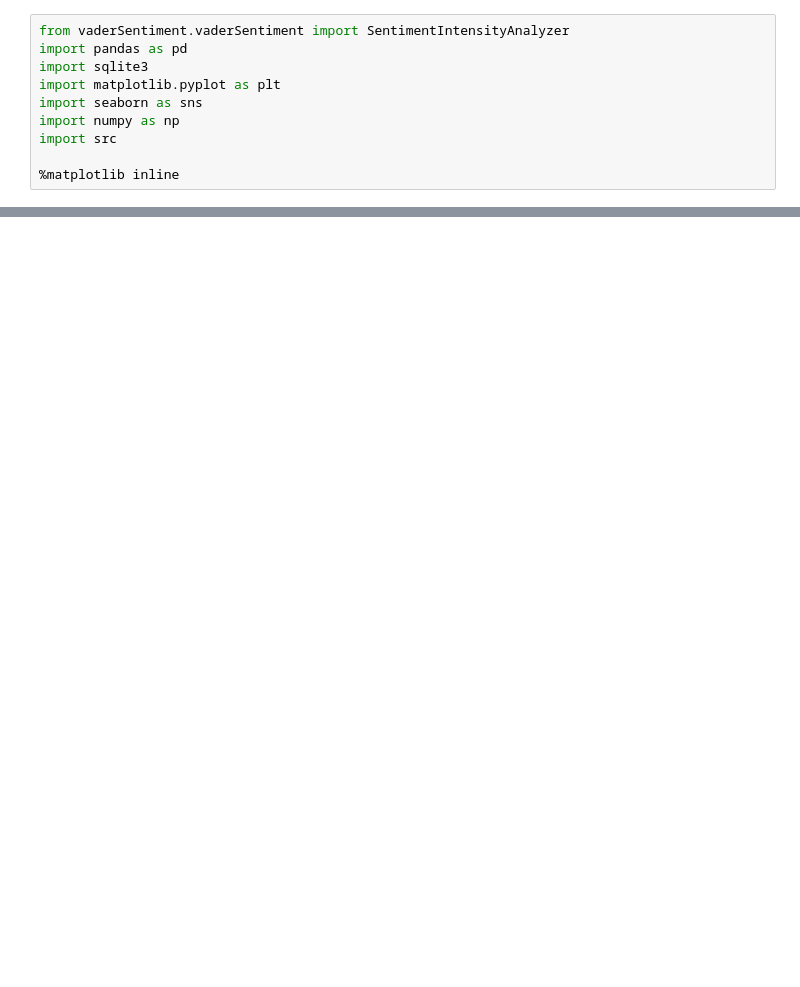
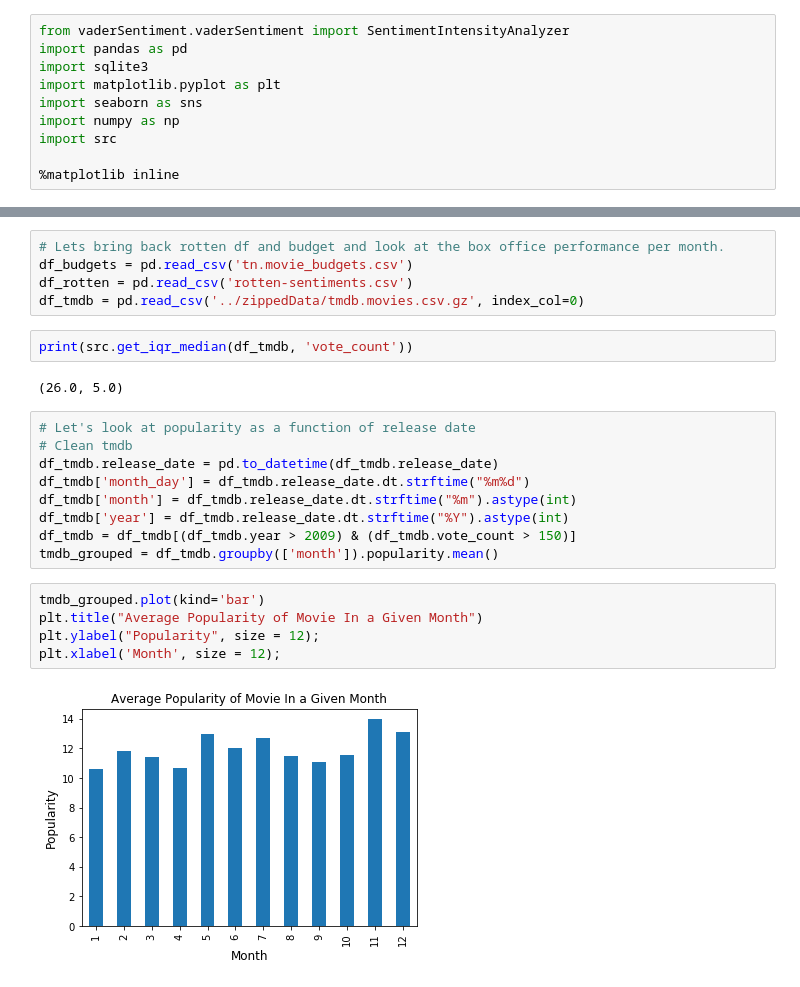
Before and after one commit to SlimHintz/movie-data-eda, a Jupyter notebook: timEda/time-series-analyses.ipynb, the cells around one changed output, grey strips where cells are left out. Drawn from its saved outputs; the diff is of its cells as text; blank space fills up the shorter version.

```diff
--- a/timEda/time-series-analyses.ipynb
+++ b/timEda/time-series-analyses.ipynb
@@ -76,0 +78,25 @@ sentiment_date_data= df_rotten.groupby(['date']).date.count()
+# %%
+# Lets bring back rotten df and budget and look at the box office performance per month.
+df_budgets = pd.read_csv('tn.movie_budgets.csv')
+df_rotten = pd.read_csv('rotten-sentiments.csv')
+df_tmdb = pd.read_csv('../zippedData/tmdb.movies.csv.gz', index_col=0)
+# %%
+print(src.get_iqr_median(df_tmdb, 'vote_count'))
+# %% [output]
+(26.0, 5.0)
+# %%
+# Let's look at popularity as a function of release date
+# Clean tmdb
+df_tmdb.release_date = pd.to_datetime(df_tmdb.release_date)
+df_tmdb['month_day'] = df_tmdb.release_date.dt.strftime("%m%d")
+df_tmdb['month'] = df_tmdb.release_date.dt.strftime("%m").astype(int)
+df_tmdb['year'] = df_tmdb.release_date.dt.strftime("%Y").astype(int)
+df_tmdb = df_tmdb[(df_tmdb.year > 2009) & (df_tmdb.vote_count > 150)]
+tmdb_grouped = df_tmdb.groupby(['month']).popularity.mean()
+# %%
+tmdb_grouped.plot(kind='bar')
+plt.title("Average Popularity of Movie In a Given Month")
+plt.ylabel("Popularity", size = 12);
+plt.xlabel('Month', size = 12);
+# %% [output]
+[figure, added]
```
Also changed, not shown: parts of 36 cells of this notebook, 5 other files.
